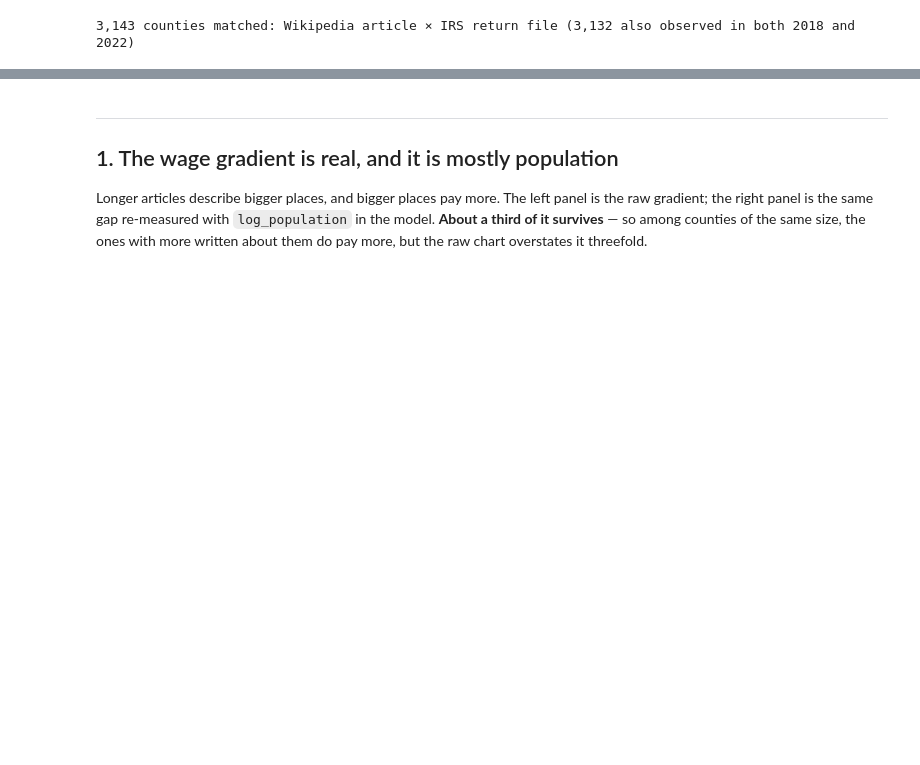
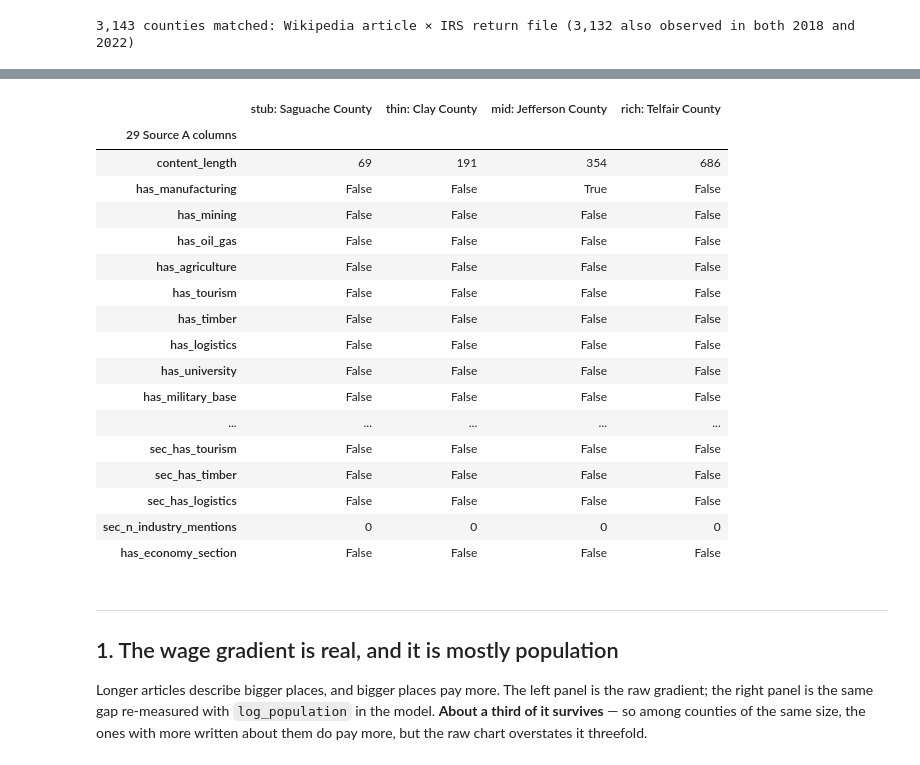
Before and after one commit to Max-Garcia-06/macro_embeddings, a Jupyter notebook: analysis-output/source-a/source_a_wage_prediction.ipynb, the cells around one changed output, grey strips where cells are left out. Drawn from its saved outputs; the diff is of its cells as text; code cells hidden in the pictures; blank space fills up the shorter version.

```diff
--- a/analysis-output/source-a/source_a_wage_prediction.ipynb
+++ b/analysis-output/source-a/source_a_wage_prediction.ipynb
@@ -79,3 +170,27 @@ print(f"{stats['n_counties']:,} counties matched: Wikipedia article × IRS retur
+# %%
+frame = pd.DataFrame({f"{t}: {EXEMPLARS[t]['county_name'].split(',')[0]}":
+                      EXEMPLARS[t][stats["source_a_columns"]] for t in TIERS})
+frame.index.name = f"{len(stats['source_a_columns'])} Source A columns"
+display(frame.fillna("—"))
+# %% [output]
+|  | stub: Saguache County | thin: Clay County | mid: Jefferson County | rich: Telfair County |
+| 29 Source A columns |  |  |  |  |
+| content_length | 69 | 191 | 354 | 686 |
+| has_manufacturing | False | False | True | False |
+| has_mining | False | False | False | False |
+| has_oil_gas | False | False | False | False |
+| has_agriculture | False | False | False | False |
+| has_tourism | False | False | False | False |
+| has_timber | False | False | False | False |
+| has_logistics | False | False | False | False |
+| has_university | False | False | False | False |
+| has_military_base | False | False | False | False |
+| ... | ... | ... | ... | ... |
+| sec_has_tourism | False | False | False | False |
+| sec_has_timber | False | False | False | False |
+| sec_has_logistics | False | False | False | False |
+| sec_n_industry_mentions | 0 | 0 | 0 | 0 |
+| has_economy_section | False | False | False | False |
 # %% [markdown]
 ---
 
```
Also changed, not shown: parts of 3 cells of this notebook, 1 other file.
